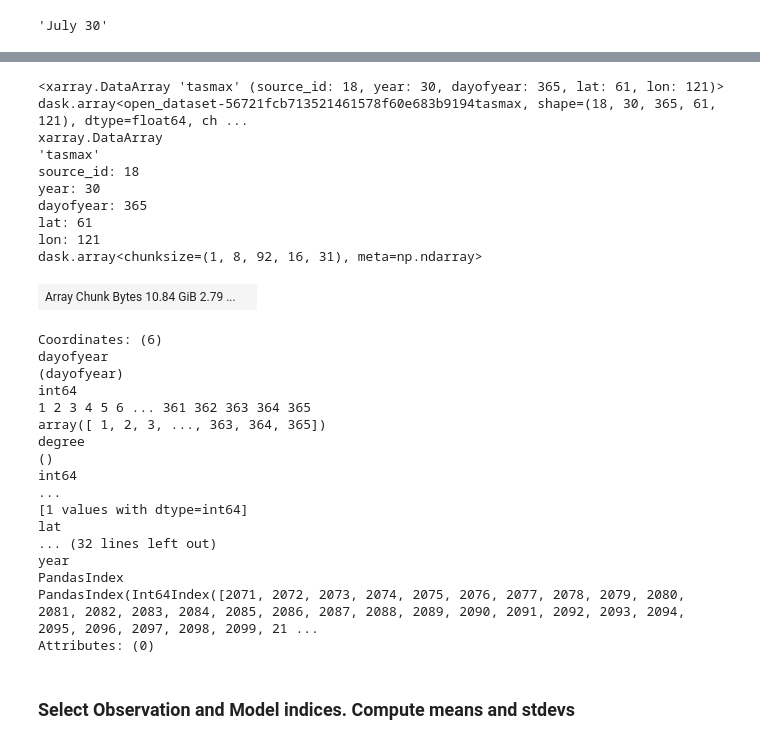
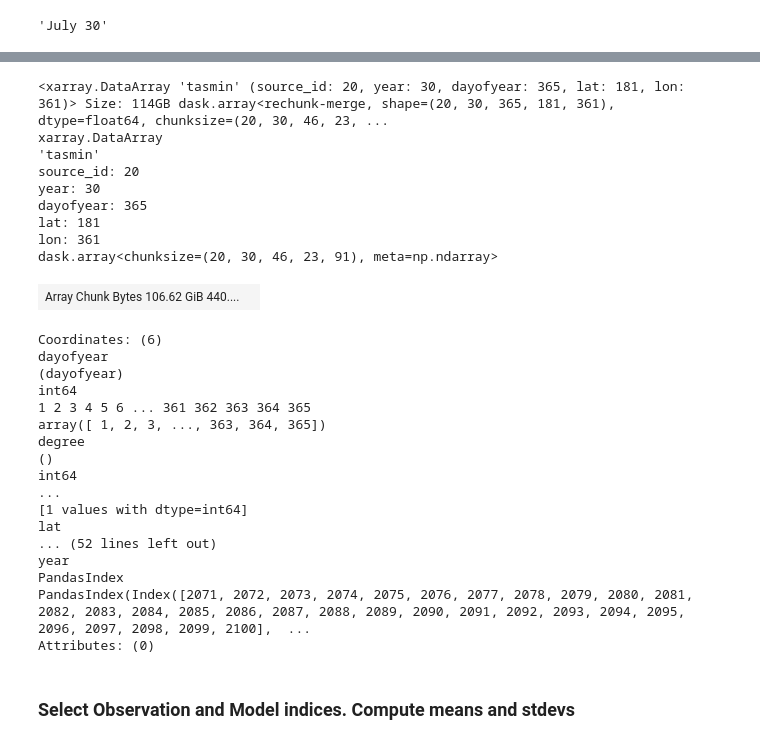
Before and after one commit to hrhampapura/moment_delta_mapping, a Jupyter notebook: notebooks/ncar_casper/07_inter_model_errors.ipynb, the cells around one changed output, grey strips where cells are left out. Drawn from its saved outputs; the diff is of its cells as text; code cells hidden in the pictures.

```diff
--- a/notebooks/ncar_casper/07_inter_model_errors.ipynb
+++ b/notebooks/ncar_casper/07_inter_model_errors.ipynb
@@ -36,6 +35,7 @@ bottom    =  24.7433195 # south lat
 ################################
 rda_scratch = '/gpfs/csfs1/collections/rda/scratch/harshah'
 rda_url     =  'https://data.rda.ucar.edu/'
+rda_data    = '/gpfs/csfs1/collections/rda/data/harshah/'
 #
 tmean_path  = rda_data + 'mdm_data/tmean/'
 tmax_path   = rda_data + 'mdm_data/tmax/'
@@ -157 +153,5 @@ def compute_quantiles(ds, quantiles=quants):
+# %%
+var_name    = 'tasmin'
+folder_path = tmin_path
+variable    = ['tasmin'] #Other variables of interest: 'tasmax', 'tasmin'
 # %%
@@ -189,18 +167,24 @@ Attributes: (0)
 # %%
-ds_pi_det  = xr.open_zarr(cvals+'cmip6_pi_ann_detrended.zarr').tasmax
-ds_eoc_det = xr.open_zarr(cvals+'cmip6_eoc_ann_detrended.zarr').tasmax
-ds_eoc_det
+pi_detrended  = xr.open_zarr(folder_path  +'cmip6_pi_ann_detrended.zarr')
+eoc_detrended = xr.open_zarr(folder_path +'cmip6_eoc_ann_detrended.zarr')
+#
+pi_detrended  = pi_detrended[var_name]
+eoc_detrended = eoc_detrended[var_name]
+#
+pi_detrended = pi_detrended.chunk({'source_id':-1,'lat':23})
+eoc_detrended = eoc_detrended.chunk({'source_id':-1,'lat':23})
+eoc_detrended
 # %% [output]
-<xarray.DataArray 'tasmax' (source_id: 18, year: 30, dayofyear: 365, lat: 61, lon: 121)> dask.array<open_dataset-56721fcb713521461578f60e683b9194tasmax, shape=(18, 30, 365, 61, 121), dtype=float64, ch ...
+<xarray.DataArray 'tasmin' (source_id: 20, year: 30, dayofyear: 365, lat: 181, lon: 361)> Size: 114GB dask.array<rechunk-merge, shape=(20, 30, 365, 181, 361), dtype=float64, chunksize=(20, 30, 46, 23, ...
 xarray.DataArray
-'tasmax'
-source_id: 18
+'tasmin'
+source_id: 20
 year: 30
 dayofyear: 365
-lat: 61
-lon: 121
-dask.array<chunksize=(1, 8, 92, 16, 31), meta=np.ndarray>
+lat: 181
+lon: 361
+dask.array<chunksize=(20, 30, 46, 23, 91), meta=np.ndarray>
-| Array Chunk Bytes 10.84 GiB 2.79 ... |  |
+| Array Chunk Bytes 106.62 GiB 440.... |  |
 Coordinates: (6)
 dayofyear
 (dayofyear)
@@ -213,10 +197,10 @@ int64
 ...
 [1 values with dtype=int64]
 lat
-... (32 lines left out)
+... (52 lines left out)
 year
 PandasIndex
-PandasIndex(Int64Index([2071, 2072, 2073, 2074, 2075, 2076, 2077, 2078, 2079, 2080, 2081, 2082, 2083, 2084, 2085, 2086, 2087, 2088, 2089, 2090, 2091, 2092, 2093, 2094, 2095, 2096, 2097, 2098, 2099, 21 ...
+PandasIndex(Index([2071, 2072, 2073, 2074, 2075, 2076, 2077, 2078, 2079, 2080, 2081, 2082, 2083, 2084, 2085, 2086, 2087, 2088, 2089, 2090, 2091, 2092, 2093, 2094, 2095, 2096, 2097, 2098, 2099, 2100],  ...
 Attributes: (0)
 # %% [markdown]
 ### Select Observation and Model indices. Compute means and stdevs
```
Also changed, not shown: parts of 51 cells of this notebook, 1 other file.
